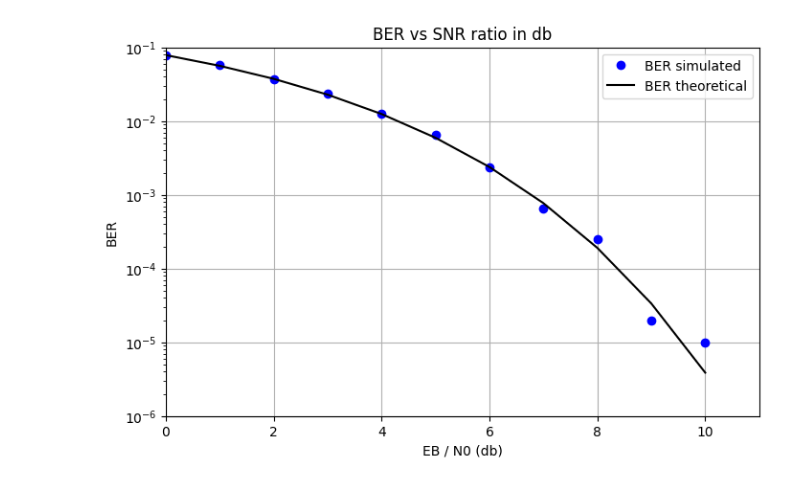
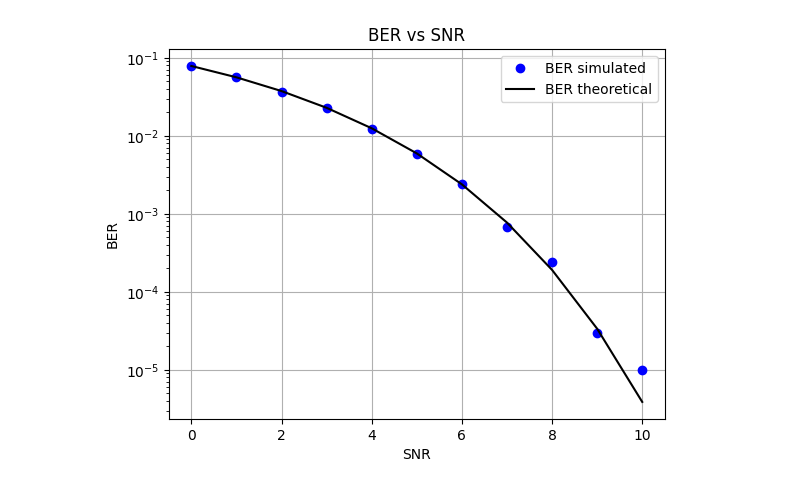
Before and after one commit to Sagar-1103/DC-Lab, a Jupyter notebook: BPSK.ipynb, the cells around one changed output. Drawn from its saved outputs; the diff is of its cells as text; code cells hidden in the pictures.

```diff
--- a/BPSK.ipynb
+++ b/BPSK.ipynb
@@ -4,136 +4,79 @@ import matplotlib.pyplot as plt
 from scipy.special import erfc
 import random
 
-# Generate carrier signal
 def generate_carrier_signal(freq, amp, num_samples, sampling_freq):
     t = np.arange(num_samples) / sampling_freq
     carrier_signal = amp * np.sin(2 * np.pi * freq * t)
     return carrier_signal
 
-# Generate bit pulse
 def generate_bit_pulse(num_bits, num_samples):
-    pulse_width = num_samples // (1 * num_bits)
+    pulse_width = num_samples // (num_bits)
     bit_pulse = np.ones(num_samples)
     for i in range(num_bits):
         start_index = i * 4 * pulse_width
         bit_pulse[start_index:start_index + pulse_width] = -1
     return bit_pulse
 
-# Multiply carrier signal with bit pulse
 def generate_modulated_signal(carrier_signal, bit_pulse):
     return carrier_signal * bit_pulse
 
-# BPSK demodulation
 def bpsk_demodulation(modulated_signal, carrier_signal, sampling_freq, num_bits):
-    # Multiply received signal by recovered carrier signal
     multiplied_signal = modulated_signal * carrier_signal
 
-    # Integrate over one bit period
     bit_period = sampling_freq // freq
     integrated_signal = np.convolve(multiplied_signal, np.ones(bit_period), mode='valid')
 
-    # Threshold detection
     threshold = 0
     demodulated_signal = np.where(integrated_signal > threshold, 1, -1)
 
     return demodulated_signal
 
-# Function to add AWGN to the signal
-def add_awgn(signal, snr_dB):
-    snr_linear = 10 ** (snr_dB / 10)
-    noise_power = 1 / snr_linear
-    noise = np.random.normal(0, np.sqrt(noise_power), len(signal))
-    return signal + noise
-
-
-# Function to calculate Bit Error Rate (BER)
-def calculate_ber(original_data, detected_data):
-    return np.sum(original_data != detected_data) / len(original_data)
-
-# Simulation parameters
 num_bits = 10
 freq = 50
 amp = 1
 sampling_freq = 1000
 num_samples = num_bits * sampling_freq // freq
 
-# Generate carrier signal
 carrier_signal = generate_carrier_signal(freq, amp, num_samples, sampling_freq)
 
-# Generate bit pulse
 bit_pulse = generate_bit_pulse(num_bits, num_samples)
 
-# Generate Modulated Signal
 modulated_signal = generate_modulated_signal(carrier_signal, bit_pulse)
 
-# BPSK demodulation
 demodulated_signal = bpsk_demodulation(modulated_signal, carrier_signal, sampling_freq, num_bits)
 
-# Plotting
 plt.plot(np.arange(num_samples), carrier_signal)
-plt.figtext(0.4,0.001,'Figure 1 : Carrier Signal')
 plt.xlabel('Time')
 plt.ylabel('Amplitude')
-plt.tight_layout()
+plt.title('Carrier Signal')
 plt.show()
 
 plt.plot(np.arange(num_samples), bit_pulse)
-plt.figtext(0.4,0.001,'Figure 2 : Bit Pulse')
 plt.xlabel('Time')
 plt.ylabel('Amplitude')
-plt.tight_layout()
+plt.title('Bit Pulse')
 plt.show()
 
 plt.plot(np.arange(num_samples), modulated_signal)
-plt.figtext(0.4,0.001,'Figure 3 : Modulated Signal')
 plt.xlabel('Time')
 plt.ylabel('Amplitude')
-plt.tight_layout()
+plt.title('Modulated Signal')
 plt.show()
 
 plt.plot(np.arange(len(demodulated_signal)), demodulated_signal)
-plt.figtext(0.4,0.001,'Figure 4 : Demodulated Signal')
 plt.xlabel('Time')
 plt.ylabel('Amplitude')
-
-plt.tight_layout()
+plt.title('Demodulated Signal')
 plt.show()
 
-
-# Simulation parameters
-# num_bits = 10000
-# snr_range = np.arange(-4, 11, 2)
-# theoretical_ber = 0.5 * np.exp(-10 ** (snr_range / 10))
-
-# # Initialize arrays to store simulated BER
-# simulated_ber = np.zeros_like(snr_range)
-
-# for i, snr_dB in enumerate(snr_range):
-#     data = generate_bit_pulse(num_bits, num_samples)
-#     modulated_signal = generate_modulated_signal(num_bits, data)
-#     received_signal = add_awgn(modulated_signal, snr_dB)
-#     detected_data = bpsk_demodulation(received_signal,carrier_signal, sampling_freq, num_bits)
-#     simulated_ber[i] = calculate_ber(data, detected_data)
-# print(simulated_ber)
-
-# # Plotting
-# plt.semilogy(snr_range, theoretical_ber, label='Theoretical BER')
-# plt.semilogy(snr_range, simulated_ber, marker='o', linestyle='-', color='r', label='Simulated BER')
-# plt.xlabel('SNR (dB)')
-# plt.ylabel('Bit Error Rate (BER)')
-# plt.figtext(0.25,0.001,'Figure 5 : BPSK Modulation Performance Analysis')
-# plt.legend()
-# plt.grid(True)
-# plt.show()
-
-EbN0db = np.arange(0,11)
+snr_range = np.arange(0,11)
 Nsym = 10 ** 5
-BER_sim = np.zeros(len(EbN0db))
+BER_sim = np.zeros(len(snr_range))
 sym = [random.choice([1,0]) for i in range(Nsym)]
 NRZop = [1 if sym[i] == 1 else -1 for i in range(Nsym)]
 NRZ = np.array(NRZop)
-for i, EbN0db1 in enumerate(EbN0db):
-    gamma = 10 ** (EbN0db1 / 10)
+for i, snr in enumerate(snr_range):
+    gamma = 10 ** (snr / 10)
     P = sum(abs(NRZ) ** 2) / len(NRZ)
     N0 = P / gamma
     n = np.sqrt(N0 / 2) * np.random.standard_normal(NRZ.shape)
@@ -145,18 +88,17 @@ for i, EbN0db1 in enumerate(EbN0db):
         else:
             symDetect[j] = 0
     BER_sim[i] = np.sum(symDetect != sym) / Nsym
-BER_theo = 0.5 * erfc( np.sqrt(10 ** (EbN0db / 10)))
 
-plt.figure(figsize = (8 , 5))
-plt.plot(EbN0db, BER_sim, 'bo', label = 'BER simulated')
-plt.plot(EbN0db, BER_theo, 'k', label = 'BER theoretical')
-plt.axis([0, 11, 1e-6 , 0.1])
+BER_theo = 0.5 * erfc( np.sqrt(10 ** (snr_range / 10)))
+
+plt.plot(snr_range, BER_sim, 'bo', label = 'BER simulated')
+plt.plot(snr_range, BER_theo, 'k', label = 'BER theoretical')
 plt.legend()
 plt.xscale('linear')
 plt.yscale('log')
 plt.ylabel('BER')
-plt.xlabel('EB / N0 (db)')
-plt.title('BER vs SNR ratio in db')
+plt.xlabel('SNR')
+plt.title('BER vs SNR')
 plt.grid(True)
 plt.show()
 # %% [output]
@@ -167 +109 @@ plt.show()
-[figure, old version]
+[figure, new version]
```
Also changed, not shown: parts of 1 cell of this notebook.
